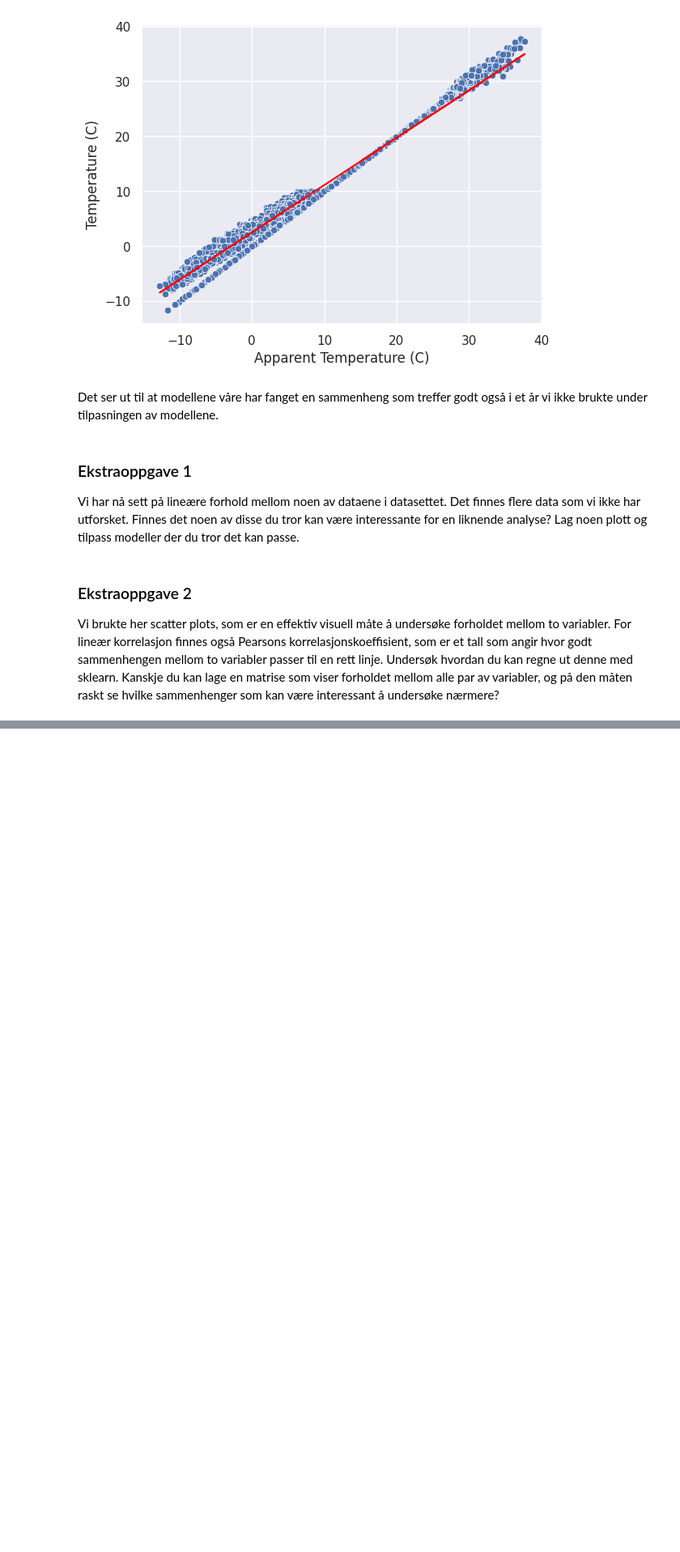
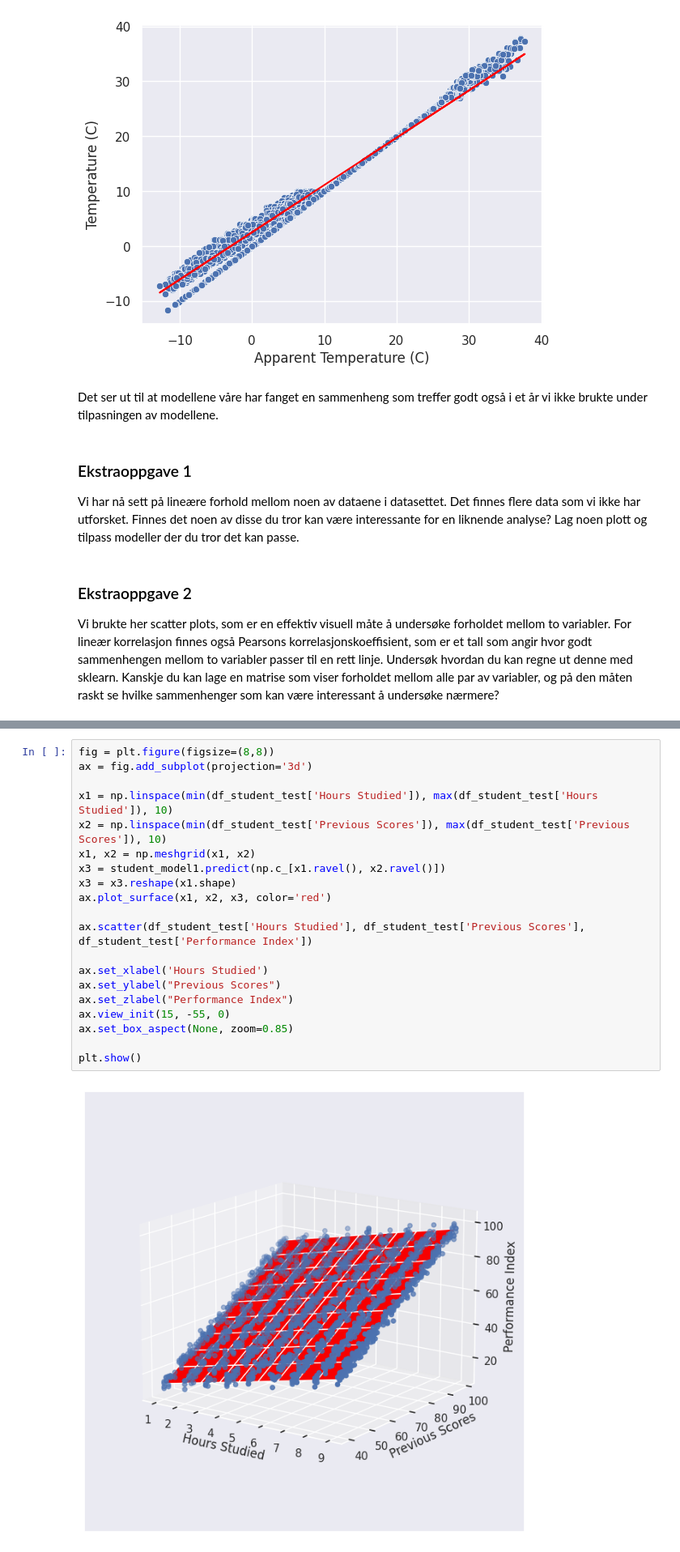
Before and after one commit to eivindlie/ml-workshop-2025, a Jupyter notebook: notebooks/1-regression.ipynb, the cells around one changed output, grey strips where cells are left out. Shown at 81% size. Cells and saved outputs as stored; diff of their text form; blank space fills up the shorter version.

```diff
--- a/notebooks/1-regression.ipynb
+++ b/notebooks/1-regression.ipynb
@@ -122,0 +244,22 @@ Vi brukte her scatter plots, som er en effektiv visuell måte å undersøke forh
+# %%
+fig = plt.figure(figsize=(8,8))
+ax = fig.add_subplot(projection='3d')
+
+x1 = np.linspace(min(df_student_test['Hours Studied']), max(df_student_test['Hours Studied']), 10)
+x2 = np.linspace(min(df_student_test['Previous Scores']), max(df_student_test['Previous Scores']), 10)
+x1, x2 = np.meshgrid(x1, x2)
+x3 = student_model1.predict(np.c_[x1.ravel(), x2.ravel()])
+x3 = x3.reshape(x1.shape)
+ax.plot_surface(x1, x2, x3, color='red')
+
+ax.scatter(df_student_test['Hours Studied'], df_student_test['Previous Scores'], df_student_test['Performance Index'])
+
+ax.set_xlabel('Hours Studied')
+ax.set_ylabel("Previous Scores")
+ax.set_zlabel("Performance Index")
+ax.view_init(15, -55, 0)
+ax.set_box_aspect(None, zoom=0.85)
+
+plt.show()
+# %% [output]
+[figure, added]
```
Also changed, not shown: parts of 28 cells of this notebook.
